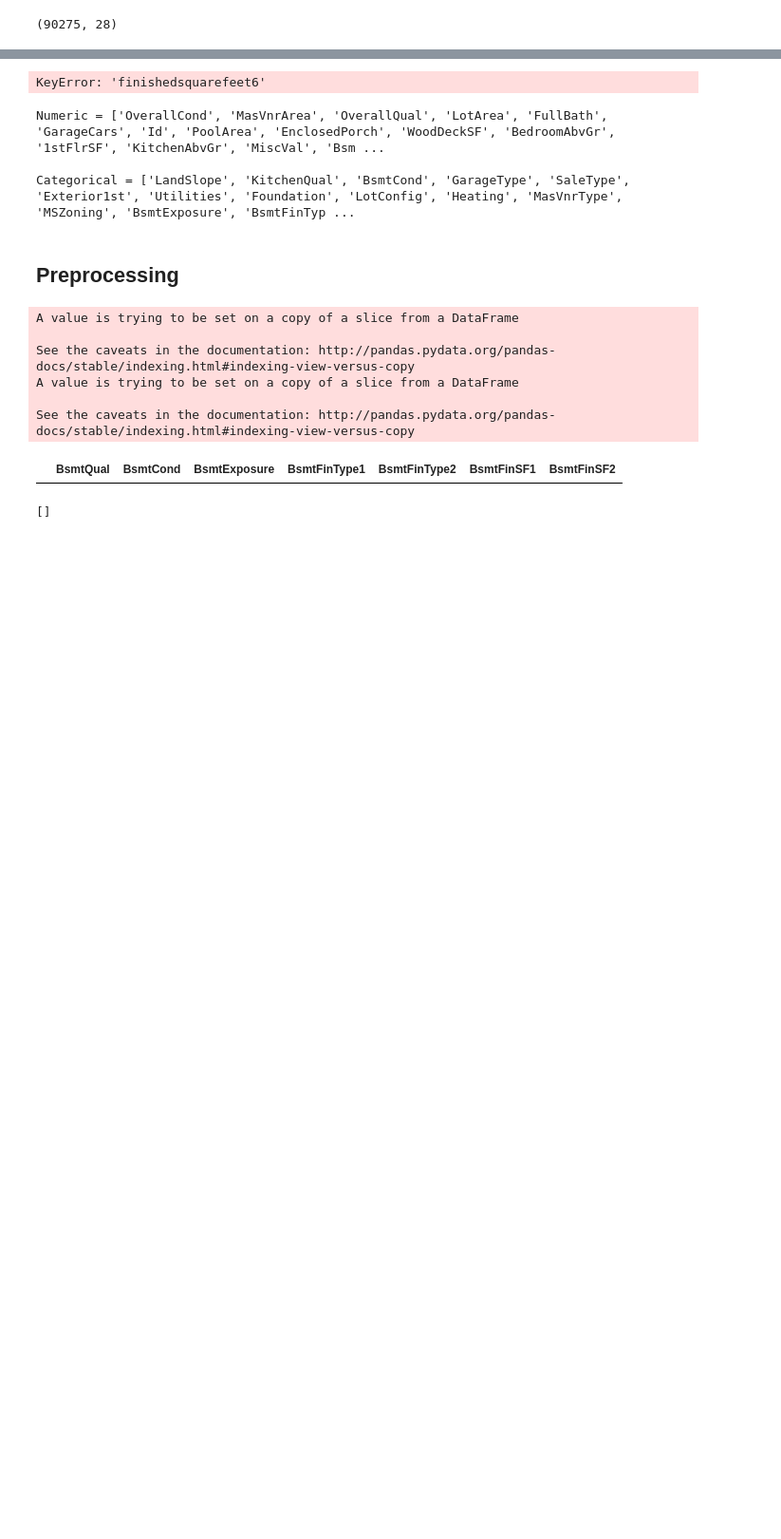
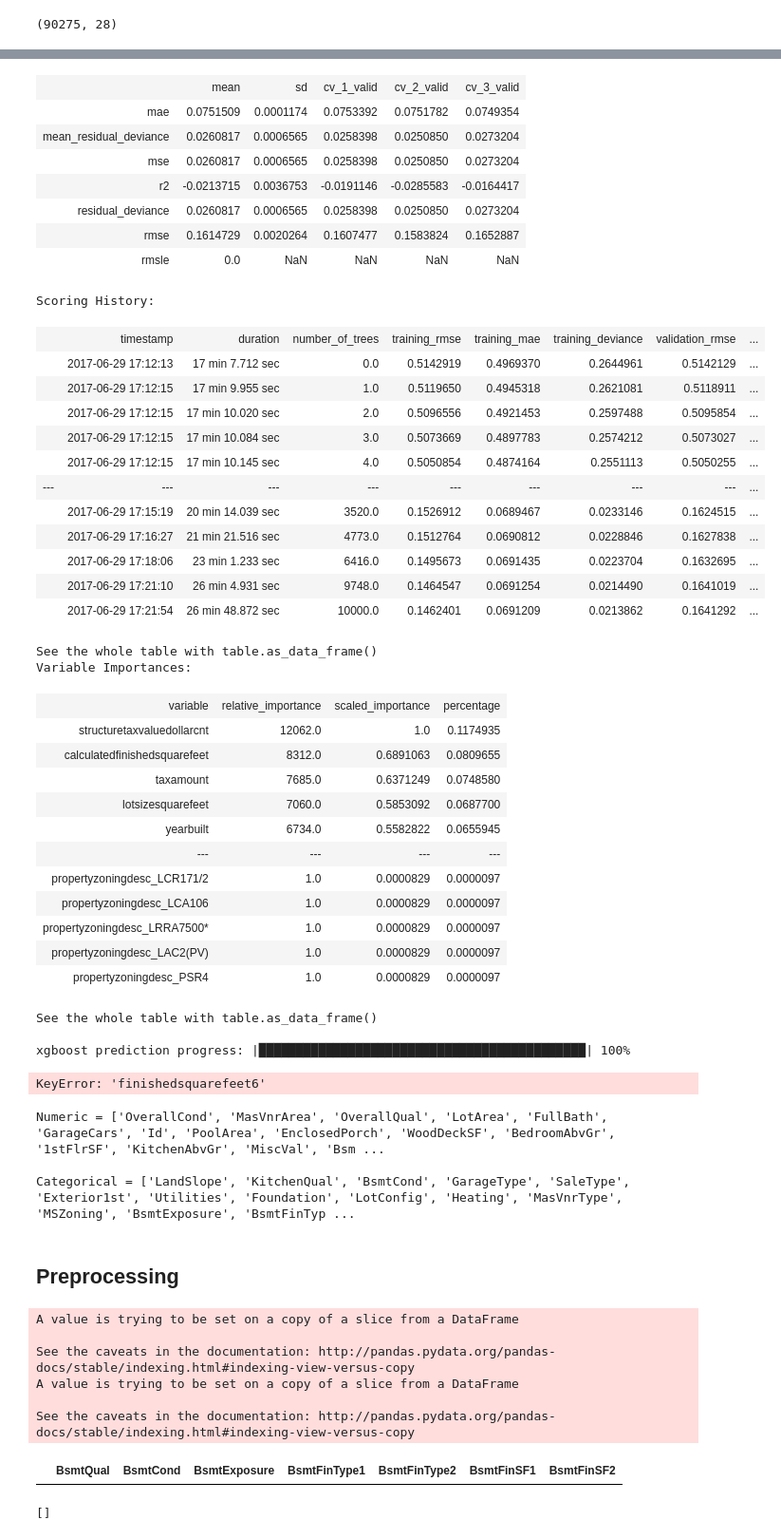
Before and after one commit to SDR-MachineLearning/files, a Jupyter notebook: Zillow_Start.ipynb, the cells around one changed output, grey strips where cells are left out. Shown at 95% size. Drawn from its saved outputs; the diff is of its cells as text; code cells hidden in the pictures; blank space fills up the shorter version.

```diff
--- a/Zillow_Start.ipynb
+++ b/Zillow_Start.ipynb
@@ -234,6 +282,8 @@ imputed_embedded_train.shape #combined inputed and id and target
 imp = Imputer(missing_values='NaN', strategy='mode', axis=0)
 # %%
 tr=training_frame.as_data_frame(use_pandas=True)
+# %%
+train, valid = train.split_frame([0.7], seed=12345)
 # %%
 def target_encoder(training_frame, test_frame, x, y, lambda_=0.15, threshold=150, test=False):
 
@@ -305,0 +683,25 @@ def target_encoder(training_frame, test_frame, x, y, lambda_=0.15, threshold=150
+# %%
+h2o_xgb_model = H2OXGBoostEstimator(
+    ntrees = 10000,
+    learn_rate = 0.005,
+    sample_rate = 0.1,
+    col_sample_rate = 0.8,
+    max_depth = 5,
+    nfolds = 3,
+    keep_cross_validation_predictions=True,
+    stopping_rounds = 10,
+    seed = 12345)
+
+# execute training
+h2o_xgb_model.train(x=encoded_nums,
+                    y='logerror',
+                    training_frame=train,
+                    validation_frame=valid)
+
+# print model information/create submission
+print(h2o_xgb_model)
+h2o_xgb_preds1_val = h2o_xgb_model.predict(valid)
+#ranked_preds_plot('SalePrice', valid, h2o_xgb_preds1_val)
+#h2o_xgb_preds1_test = h2o_xgb_model.predict(test)
+#gen_submission(h2o_xgb_preds1_test) # 0.16494 on public leaderboard
+# %% [output]
@@ -306,3 +725,41 @@ def target_encoder(training_frame, test_frame, x, y, lambda_=0.15, threshold=150
+|  | mean | sd | cv_1_valid | cv_2_valid | cv_3_valid |
+| mae | 0.0751509 | 0.0001174 | 0.0753392 | 0.0751782 | 0.0749354 |
+| mean_residual_deviance | 0.0260817 | 0.0006565 | 0.0258398 | 0.0250850 | 0.0273204 |
+| mse | 0.0260817 | 0.0006565 | 0.0258398 | 0.0250850 | 0.0273204 |
+| r2 | -0.0213715 | 0.0036753 | -0.0191146 | -0.0285583 | -0.0164417 |
+| residual_deviance | 0.0260817 | 0.0006565 | 0.0258398 | 0.0250850 | 0.0273204 |
+| rmse | 0.1614729 | 0.0020264 | 0.1607477 | 0.1583824 | 0.1652887 |
+| rmsle | 0.0 | NaN | NaN | NaN | NaN |
+Scoring History:
+|  | timestamp | duration | number_of_trees | training_rmse | training_mae | training_deviance | validation_rmse | ... |
+|  | 2017-06-29 17:12:13 | 17 min 7.712 sec | 0.0 | 0.5142919 | 0.4969370 | 0.2644961 | 0.5142129 | ... |
+|  | 2017-06-29 17:12:15 | 17 min 9.955 sec | 1.0 | 0.5119650 | 0.4945318 | 0.2621081 | 0.5118911 | ... |
+|  | 2017-06-29 17:12:15 | 17 min 10.020 sec | 2.0 | 0.5096556 | 0.4921453 | 0.2597488 | 0.5095854 | ... |
+|  | 2017-06-29 17:12:15 | 17 min 10.084 sec | 3.0 | 0.5073669 | 0.4897783 | 0.2574212 | 0.5073027 | ... |
+|  | 2017-06-29 17:12:15 | 17 min 10.145 sec | 4.0 | 0.5050854 | 0.4874164 | 0.2551113 | 0.5050255 | ... |
+| --- | --- | --- | --- | --- | --- | --- | --- | ... |
+|  | 2017-06-29 17:15:19 | 20 min 14.039 sec | 3520.0 | 0.1526912 | 0.0689467 | 0.0233146 | 0.1624515 | ... |
+|  | 2017-06-29 17:16:27 | 21 min 21.516 sec | 4773.0 | 0.1512764 | 0.0690812 | 0.0228846 | 0.1627838 | ... |
+|  | 2017-06-29 17:18:06 | 23 min 1.233 sec | 6416.0 | 0.1495673 | 0.0691435 | 0.0223704 | 0.1632695 | ... |
+|  | 2017-06-29 17:21:10 | 26 min 4.931 sec | 9748.0 | 0.1464547 | 0.0691254 | 0.0214490 | 0.1641019 | ... |
+|  | 2017-06-29 17:21:54 | 26 min 48.872 sec | 10000.0 | 0.1462401 | 0.0691209 | 0.0213862 | 0.1641292 | ... |
+See the whole table with table.as_data_frame()
+Variable Importances:
+| variable | relative_importance | scaled_importance | percentage |
+| structuretaxvaluedollarcnt | 12062.0 | 1.0 | 0.1174935 |
+| calculatedfinishedsquarefeet | 8312.0 | 0.6891063 | 0.0809655 |
+| taxamount | 7685.0 | 0.6371249 | 0.0748580 |
+| lotsizesquarefeet | 7060.0 | 0.5853092 | 0.0687700 |
+| yearbuilt | 6734.0 | 0.5582822 | 0.0655945 |
+| --- | --- | --- | --- |
+| propertyzoningdesc_LCR171/2 | 1.0 | 0.0000829 | 0.0000097 |
+| propertyzoningdesc_LCA106 | 1.0 | 0.0000829 | 0.0000097 |
+| propertyzoningdesc_LRRA7500* | 1.0 | 0.0000829 | 0.0000097 |
+| propertyzoningdesc_LAC2(PV) | 1.0 | 0.0000829 | 0.0000097 |
+| propertyzoningdesc_PSR4 | 1.0 | 0.0000829 | 0.0000097 |
+See the whole table with table.as_data_frame()
+
+xgboost prediction progress: |████████████████████████████████████████████| 100%
 # %%
 tr['finishedsquarefeet6'].fillna(tr['finishedsquarefeet6'].value_counts().index[0],inplace=True)
 # %% [output]
```
Also changed, not shown: parts of 20 cells of this notebook.
